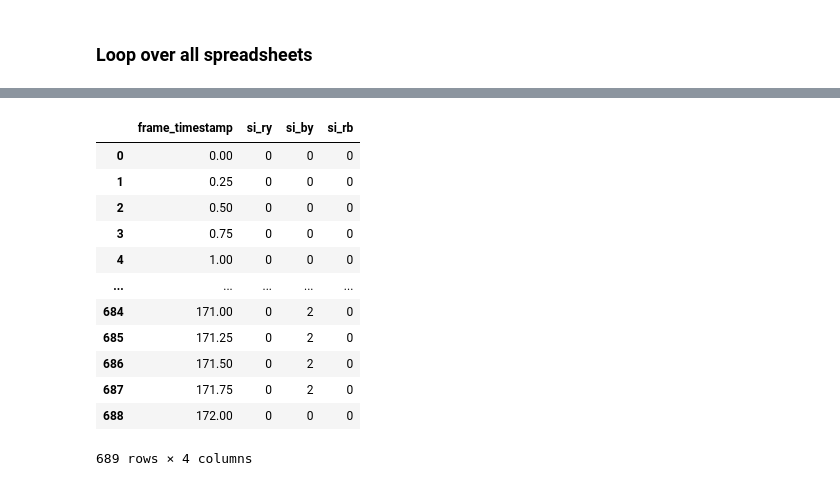
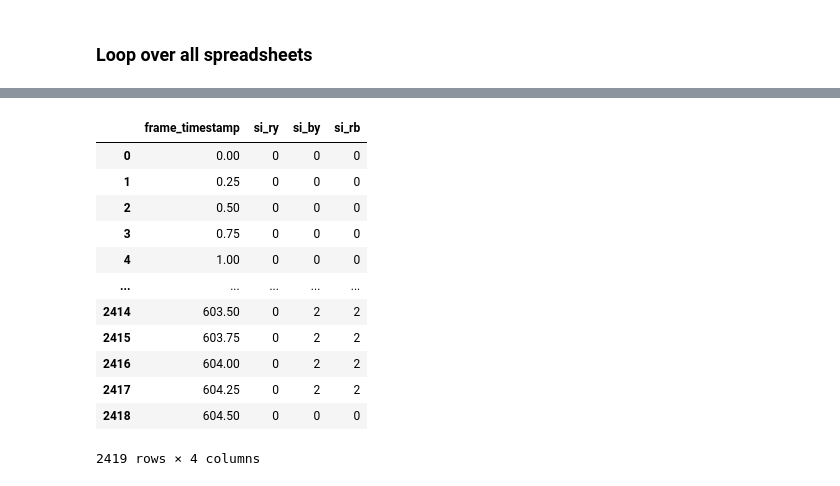
Before and after one commit to Ruzenka/Masterthesis_Biology, a Jupyter notebook: Preprocessing_Solomon.ipynb, the cells around one changed output, grey strips where cells are left out. Saved outputs shown, nothing was run; the diff lists cells and outputs as text; code cells hidden in the pictures.

```diff
--- a/Preprocessing_Solomon.ipynb
+++ b/Preprocessing_Solomon.ipynb
@@ -5,6 +5,6 @@ import numpy as np
 # %% [markdown]
 ### Load data
 # %%
-DatName='DYAD06NF'
-Raw=pd.read_csv('/Users/ruzenkakaldenbach/Desktop/Solomon_output/'+DatName+'.csv', delimiter=';')
+DatName='DYAD16NF'
+Raw=pd.read_csv('/Users/ruzenkakaldenbach/Desktop/Behaviour/solomon/'+DatName+'.csv', delimiter=';')
 Raw
@@ -166,20 +152,33 @@ DFS
 import pandas as pd
 import numpy as np
 from collections import Counter
+import os
 
 # List of dataset names
-dataset_names = ['DYAD06NF', 'DYAD10NF', 'DYAD11NF', 'DYAD21NF', 'DYAD24NF']
+dataset_names = [
+    "DYAD02F", "DYAD06F", "DYAD06NF", "DYAD10F", "DYAD10NF", "DYAD11F",
+    "DYAD11NF", "DYAD12F", "DYAD12NF", "DYAD14F", "DYAD14NF", "DYAD15F",
+    "DYAD15I", "DYAD15NF", "DYAD16F", "DYAD16I", "DYAD16NF", "DYAD18F",
+    "DYAD18I", "DYAD18NF", "DYAD21F", "DYAD21NF", "DYAD23F", "DYAD23NF",
+    "DYAD24F", "DYAD24NF"
+]
 
 # Base directory for input and output
-input_dir = '/Users/ruzenkakaldenbach/Desktop/Solomon_output/'
-output_dir = '/Users/ruzenkakaldenbach/Desktop/Solomon_output/'
+input_dir = '/Users/ruzenkakaldenbach/Desktop/Behaviour/solomon/'
+output_dir = '/Users/ruzenkakaldenbach/Desktop/Behaviour/solomon/'
 
 # Loop through each dataset
 for DatName in dataset_names:
-    print(f"Processing {DatName}...")
+    file_path = f"{input_dir}{DatName}.csv"
+
+    # Skip processing if file does not exist
+    if not os.path.exists(file_path):
+        print(f"Skipping {DatName}: File not found at {input_dir}")
+        continue
 
     # Load the dataset
     Raw = pd.read_csv(f'{input_dir}{DatName}.csv', delimiter=';')
+    print(f"Processing {DatName}...")
 
     # Replace commas with dots and convert Time column to float
     Raw['Time'] = Raw['Time'].str.replace(',', '.').astype(float)
@@ -268,15 +296,16 @@ Processing complete.
 # %%
+DFS
 # %% [output]
 |  | frame_timestamp | si_ry | si_by | si_rb |
 | 0 | 0.00 | 0 | 0 | 0 |
 | 1 | 0.25 | 0 | 0 | 0 |
 | 2 | 0.50 | 0 | 0 | 0 |
 | 3 | 0.75 | 0 | 0 | 0 |
 | 4 | 1.00 | 0 | 0 | 0 |
 | ... | ... | ... | ... | ... |
-| 684 | 171.00 | 0 | 2 | 0 |
-| 685 | 171.25 | 0 | 2 | 0 |
-| 686 | 171.50 | 0 | 2 | 0 |
-| 687 | 171.75 | 0 | 2 | 0 |
-| 688 | 172.00 | 0 | 0 | 0 |
+| 2414 | 603.50 | 0 | 2 | 2 |
+| 2415 | 603.75 | 0 | 2 | 2 |
+| 2416 | 604.00 | 0 | 2 | 2 |
+| 2417 | 604.25 | 0 | 2 | 2 |
+| 2418 | 604.50 | 0 | 0 | 0 |
-689 rows × 4 columns
+2419 rows × 4 columns
```
Also changed, not shown: parts of 2 cells of this notebook.
